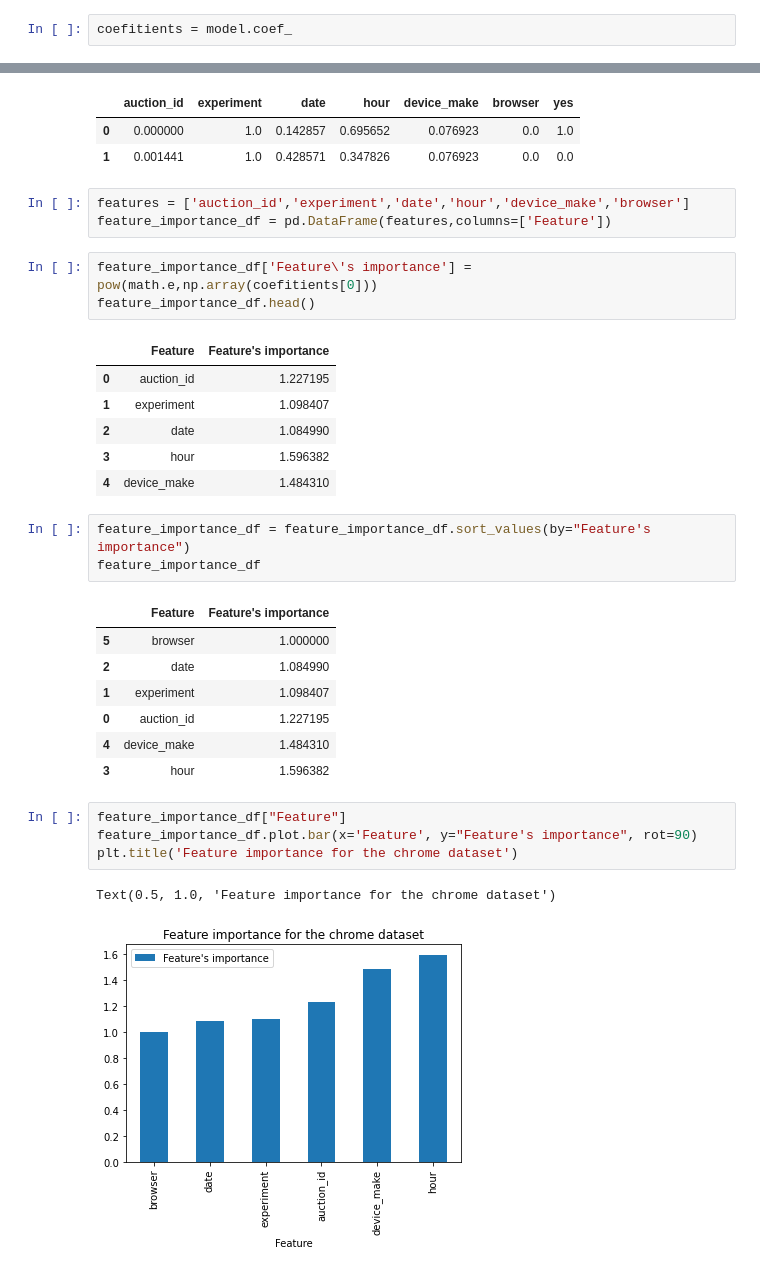
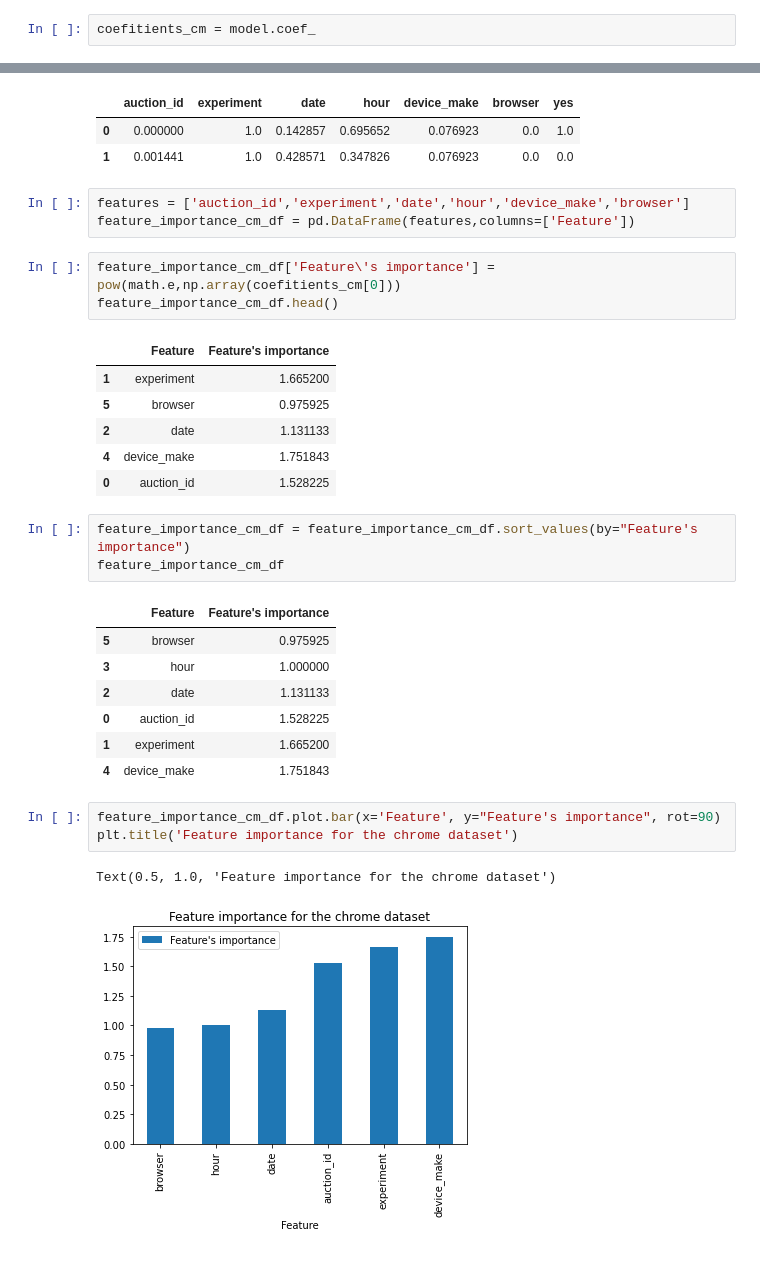
Before and after one commit to Micky373/abtest-mlops, a Jupyter notebook: notebooks/logistic_regression.ipynb, the cells around one changed output, grey strips where cells are left out. Cells and saved outputs as stored; diff of their text form.

Commit message:
Find feature importance for all the dataset

```diff
--- a/notebooks/logistic_regression.ipynb
+++ b/notebooks/logistic_regression.ipynb
@@ -190,5 +190,5 @@ array([-0.69826772])
 # %%
-coefitients = model.coef_
+coefitients_cm = model.coef_
 # %%
 cm_data_clean.head(2)
 # %% [output]
@@ -197,32 +197,31 @@ cm_data_clean.head(2)
 | 1 | 0.001441 | 1.0 | 0.428571 | 0.347826 | 0.076923 | 0.0 | 0.0 |
 # %%
 features = ['auction_id','experiment','date','hour','device_make','browser']
-feature_importance_df = pd.DataFrame(features,columns=['Feature'])
+feature_importance_cm_df = pd.DataFrame(features,columns=['Feature'])
 # %%
-feature_importance_df['Feature\'s importance'] = pow(math.e,np.array(coefitients[0]))
-feature_importance_df.head()
+feature_importance_cm_df['Feature\'s importance'] = pow(math.e,np.array(coefitients_cm[0]))
+feature_importance_cm_df.head()
 # %% [output]
 |  | Feature | Feature's importance |
-| 0 | auction_id | 1.227195 |
-| 1 | experiment | 1.098407 |
-| 2 | date | 1.084990 |
-| 3 | hour | 1.596382 |
-| 4 | device_make | 1.484310 |
+| 1 | experiment | 1.665200 |
+| 5 | browser | 0.975925 |
+| 2 | date | 1.131133 |
+| 4 | device_make | 1.751843 |
+| 0 | auction_id | 1.528225 |
 # %%
-feature_importance_df = feature_importance_df.sort_values(by="Feature's importance")
-feature_importance_df
+feature_importance_cm_df = feature_importance_cm_df.sort_values(by="Feature's importance")
+feature_importance_cm_df
 # %% [output]
 |  | Feature | Feature's importance |
-| 5 | browser | 1.000000 |
-| 2 | date | 1.084990 |
-| 1 | experiment | 1.098407 |
-| 0 | auction_id | 1.227195 |
-| 4 | device_make | 1.484310 |
-| 3 | hour | 1.596382 |
+| 5 | browser | 0.975925 |
+| 3 | hour | 1.000000 |
+| 2 | date | 1.131133 |
+| 0 | auction_id | 1.528225 |
+| 1 | experiment | 1.665200 |
+| 4 | device_make | 1.751843 |
 # %%
-feature_importance_df["Feature"]
-feature_importance_df.plot.bar(x='Feature', y="Feature's importance", rot=90)
+feature_importance_cm_df.plot.bar(x='Feature', y="Feature's importance", rot=90)
 plt.title('Feature importance for the chrome dataset')
 # %% [output]
 Text(0.5, 1.0, 'Feature importance for the chrome dataset')
-[figure, old version]
+[figure, new version]
```
Also changed, not shown: parts of 7 cells of this notebook.
